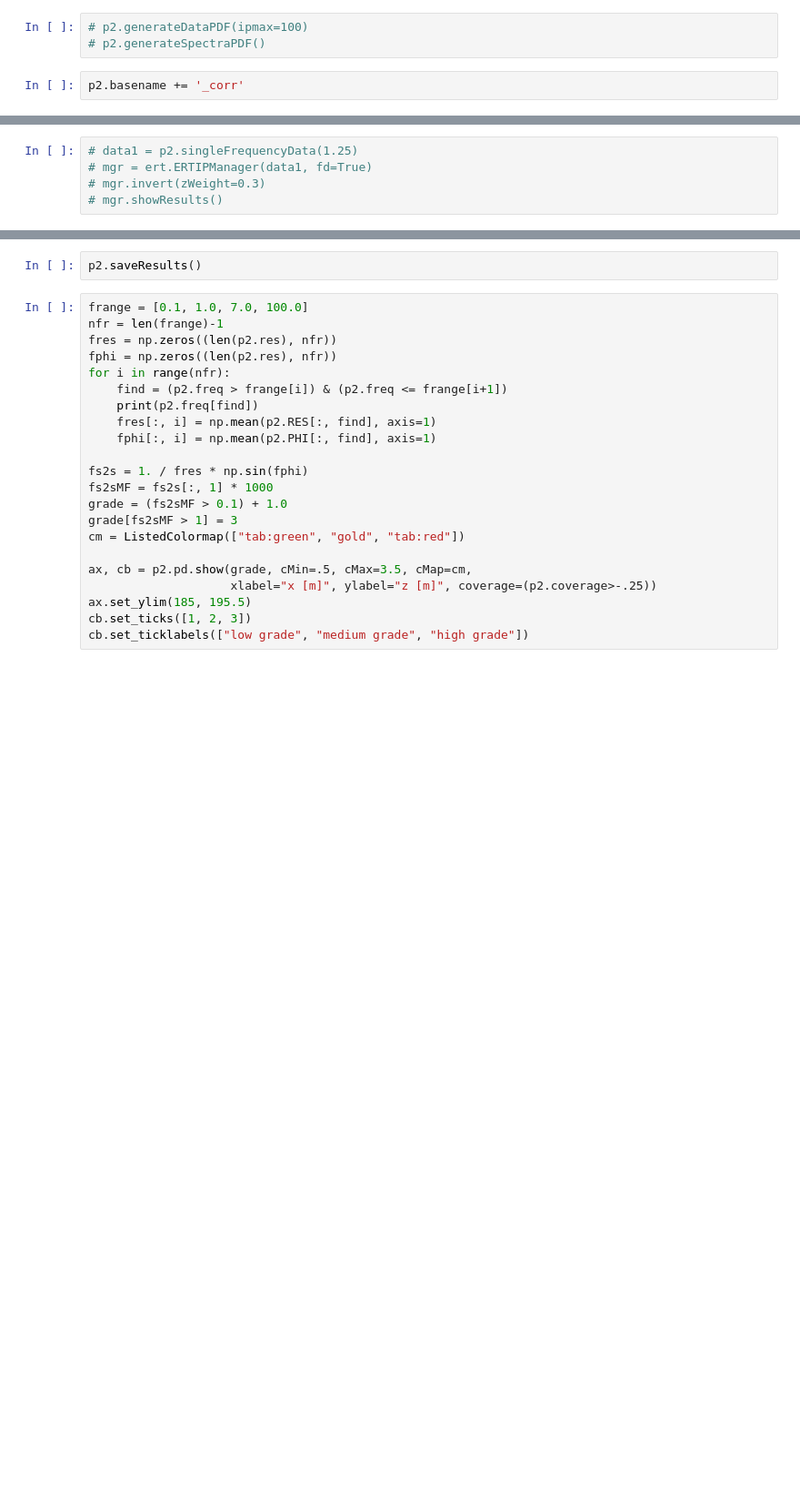
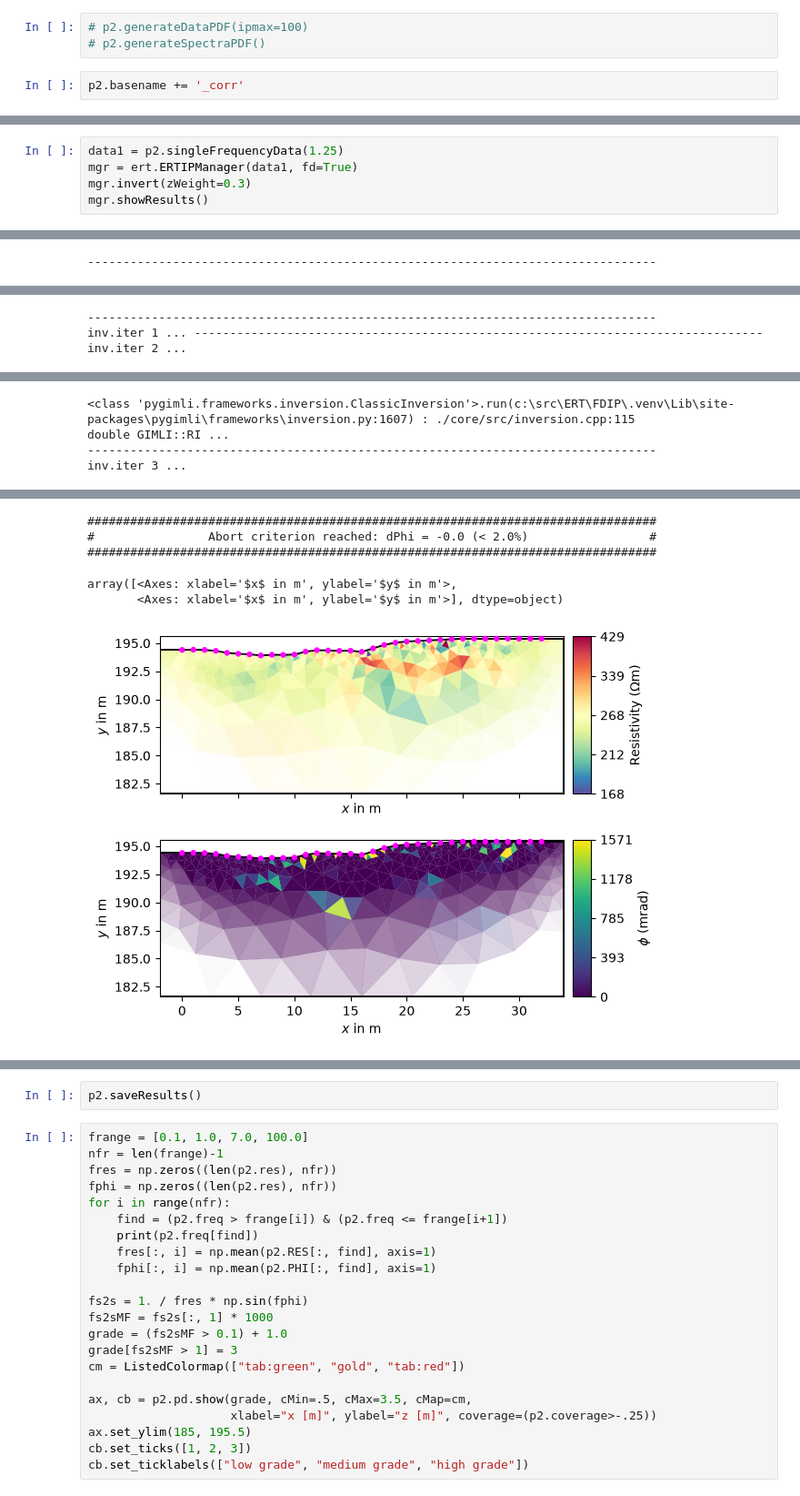
Before and after one commit to TUBAF-EM/FDIP, a Jupyter notebook: examples/slagheap/slagheap2.ipynb, the cells around one changed output, grey strips where cells are left out. Shown at 91% size. Cells and saved outputs as stored; diff of their text form; blank space fills up the shorter version.

Commit message:
DOC add slagheap 2 data and notebook

```diff
--- a/examples/slagheap/slagheap2.ipynb
+++ b/examples/slagheap/slagheap2.ipynb
@@ -56,5 +57,6 @@ p2.generateDataPDF()
 # %%
-# data1 = p2.singleFrequencyData(1.25)
-# mgr = ert.ERTIPManager(data1, fd=True)
-# mgr.invert(zWeight=0.3)
-# mgr.showResults()
+data1 = p2.singleFrequencyData(1.25)
+mgr = ert.ERTIPManager(data1, fd=True)
+mgr.invert(zWeight=0.3)
+mgr.showResults()
+# %% [output]
@@ -60,0 +80 @@ p2.generateDataPDF()
+--------------------------------------------------------------------------------
@@ -60,0 +82,3 @@ p2.generateDataPDF()
+--------------------------------------------------------------------------------
+inv.iter 1 ... --------------------------------------------------------------------------------
+inv.iter 2 ...
@@ -60,0 +88,3 @@ p2.generateDataPDF()
+<class 'pygimli.frameworks.inversion.ClassicInversion'>.run(c:\src\ERT\FDIP\.venv\Lib\site-packages\pygimli\frameworks\inversion.py:1607) : ./core/src/inversion.cpp:115                double GIMLI::RI ...
+--------------------------------------------------------------------------------
+inv.iter 3 ...
@@ -61,3 +92,9 @@ p2.generateDataPDF()
+################################################################################
+#                Abort criterion reached: dPhi = -0.0 (< 2.0%)                 #
+################################################################################
+array([<Axes: xlabel='$x$ in m', ylabel='$y$ in m'>,
+       <Axes: xlabel='$x$ in m', ylabel='$y$ in m'>], dtype=object)
+[figure, added]
 # %%
 p2.singleInversion(1.0, paraDepth=10, zWeight=0.3, verbose=True)
 # %% [output]
```
Also changed, not shown: parts of 14 cells of this notebook, 3 other files.
